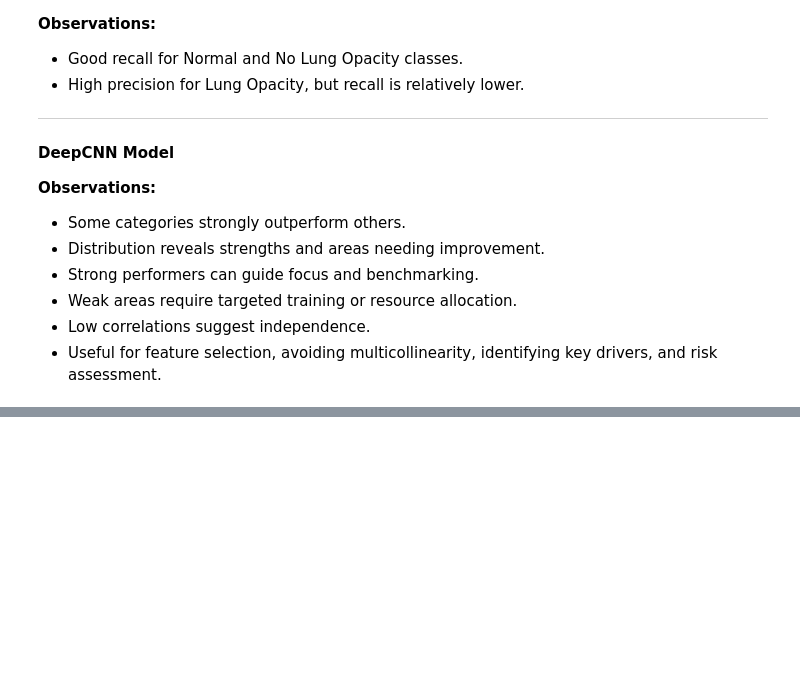
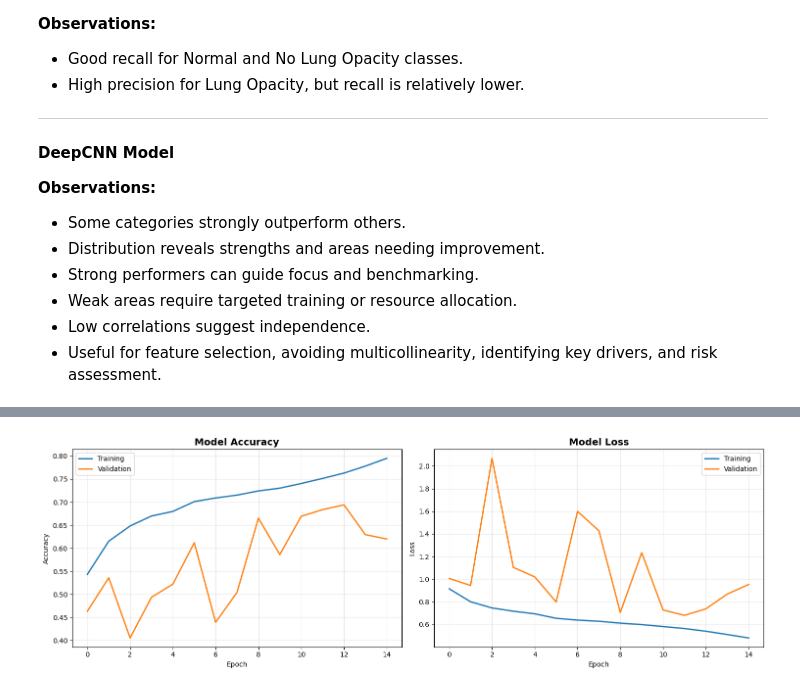
Before and after one commit to nkpatro/Pneumonia-Detection, a Jupyter notebook: Pneumonia-Detection.ipynb, the cells around one changed output, grey strips where cells are left out. Drawn from its saved outputs; the diff is of its cells as text; code cells hidden in the pictures; blank space fills up the shorter version.

Commit message:
Fine tuned the basic cnn model

```diff
--- a/Pneumonia-Detection.ipynb
+++ b/Pneumonia-Detection.ipynb
@@ -1228,0 +1336,19 @@ Confusion Matrix
+# %%
+def load_enhanced_dataset_from_dataframe(df, img_dir, batch_size, num_classes):
+    filepaths = [os.path.join(img_dir, f"{pid}.npy") for pid in df['patientId']]
+    labels = df['class_encoded'].values.astype(np.int32)  # Integer labels for sparse loss
+
+    def load_npy_and_label(path, label):
+        image = tf.numpy_function(np.load, [path], tf.float32)
+        image.set_shape([img_size[0], img_size[1], 1])  # Assumes grayscale
+        label = tf.one_hot(label, depth=num_classes)
+        return image, label
+
+    dataset = tf.data.Dataset.from_tensor_slices((filepaths, labels))
+    dataset = dataset.map(load_npy_and_label, num_parallel_calls=tf.data.AUTOTUNE)
+    dataset = dataset.shuffle(1024).batch(batch_size).prefetch(tf.data.AUTOTUNE)
+    return dataset
+# %%
+# Load dataset with sample weights
+train_ds = load_enhanced_dataset_from_dataframe(train_df, output_dir, batch_size, num_classes)
+val_ds = load_enhanced_dataset_from_dataframe(val_df, output_dir, batch_size, num_classes)
@@ -1228,0 +1393,8 @@ Confusion Matrix
+# %%
+tuned_model, tuned_history, tuned_val_ds = train_and_evaluate_enhanced_models(
+    model_type='FineTunedCNN',
+    train_ds=train_ds,
+    val_ds=val_ds,
+    input_shape=(224, 224, 3),
+    num_classes=3
+)
@@ -1228,0 +1440,5 @@ Confusion Matrix
+# %%
+# Plot training history
+plot_training_history(tuned_history)
+# %% [output]
+[figure, added]
```
Also changed, not shown: parts of 11 cells of this notebook.
